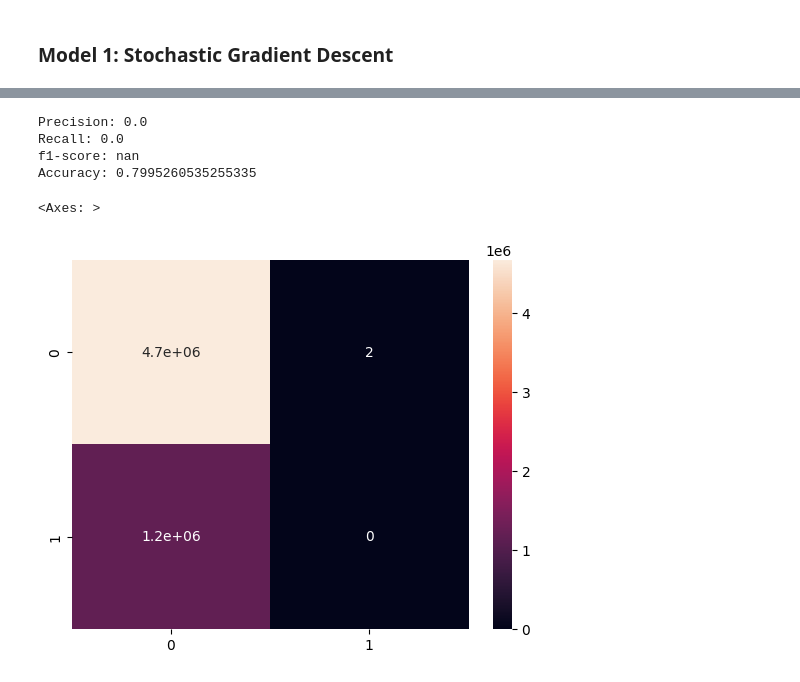
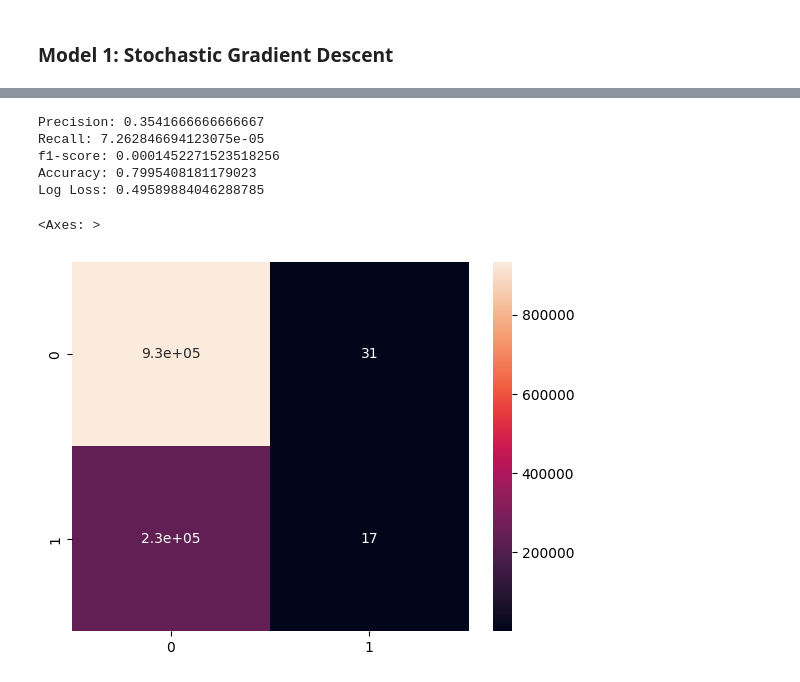
Before and after one commit to samuelleehope/ID5059_Flight_Prediction, a Jupyter notebook: ID5059Project1_Submission.ipynb, the cells around one changed output, grey strips where cells are left out. Drawn from its saved outputs; the diff is of its cells as text; code cells hidden in the pictures.

```diff
--- a/ID5059Project1_Submission.ipynb
+++ b/ID5059Project1_Submission.ipynb
@@ -298,8 +321,8 @@ features = ['Airline', 'Origin', 'Quarter', 'TimeOfDay', 'Disruption']
 
 #Group features by how we will encode them
 cyclical_encode_features = ['TimeOfDay']
-target_encode_features = ['Origin', 'Quarter']
-one_hot_encode_features = ['Airline']
+target_encode_features = ['Origin', 'Quarter', 'Airline']
+#one_hot_encode_features = ['Airline']
 
 #Define a custom encoder for the 'TimeOfDay' feature. This will preserve distances between times of day.
 class CyclicalTransformer(BaseEstimator, TransformerMixin):
@@ -315,15 +338,17 @@ class CyclicalTransformer(BaseEstimator, TransformerMixin):
         return self.transform(X)
 
 #Define training set and split of labels
-# We will use cross-validation and we have a seperate test set so no need to split data
-X_train = flights[features].drop('Disruption', axis = 1)
-y_train = flights['Disruption']
+X = flights[features].drop('Disruption', axis = 1)
+y = flights['Disruption']
+
+#Define training and validation sets
+X_train, X_val, y_train, y_val = train_test_split(X, y, test_size=0.05, random_state=17)
 
 
 #Define the preprocessor
 preprocessor = ColumnTransformer(
     transformers=[
-        ('one_hot', OneHotEncoder(handle_unknown='ignore'), one_hot_encode_features),
+        #('one_hot', OneHotEncoder(handle_unknown='ignore'), one_hot_encode_features),
         ('target_encode', TargetEncoder(), target_encode_features),
         ('cyclical', CyclicalTransformer(), cyclical_encode_features),
     ],
@@ -439,21 +398,31 @@ Pipeline(steps=[('preprocessor',
 # %%
-y_scores_sgd = sgd_pipeline.predict_proba(X_test)
-y_pred_sgd = np.where(y_scores_sgd[:,1]>0.5,1,0)
-conf_mat = confusion_matrix(y_test, y_pred_sgd)
+sgd_pipeline = Pipeline([
+    ('preprocessor', preprocessor),
+    ('classifier', SGDClassifier(loss = 'log_loss'))
+])
+
+sgd_pipeline.fit(X_train,y_train)
+y_scores_sgd = sgd_pipeline.predict_proba(X_val)
+y_predictions_sgd = np.where(y_scores_sgd[:,1]>0.5,1,0)
+conf_mat = confusion_matrix(y_val, y_predictions_sgd)
 precision = conf_mat[1,1]/sum(conf_mat[:,1]) if sum(conf_mat[:,1])>0 else 'Undefined'
 recall = conf_mat[1,1]/sum(conf_mat[1,:]) if sum(conf_mat[1,:])>0 else 'Undefined'
 f1_score = 2*precision*recall/(precision+recall) if (precision+recall)>0 else 'Undefined'
 accuracy = (conf_mat[0,0]+conf_mat[1,1])/(sum(conf_mat[0,:])+sum(conf_mat[1,:]))
+logloss = log_loss(y_val, y_scores_rf)
+
 
 print(f'Precision: {precision}')
 print(f'Recall: {recall}')
 print(f'f1-score: {f1_score}')
 print(f'Accuracy: {accuracy}')
+print(f'Log Loss: {logloss}')
 sns.heatmap(conf_mat, annot=True)
 # %% [output]
-Precision: 0.0
-Recall: 0.0
-f1-score: nan
-Accuracy: 0.7995260535255335
+Precision: 0.3541666666666667
+Recall: 7.262846694123075e-05
+f1-score: 0.0001452271523518256
+Accuracy: 0.7995408181179023
+Log Loss: 0.49589884046288785
 <Axes: >
-[figure, old version]
+[figure, new version]
```
Also changed, not shown: parts of 21 cells of this notebook.
